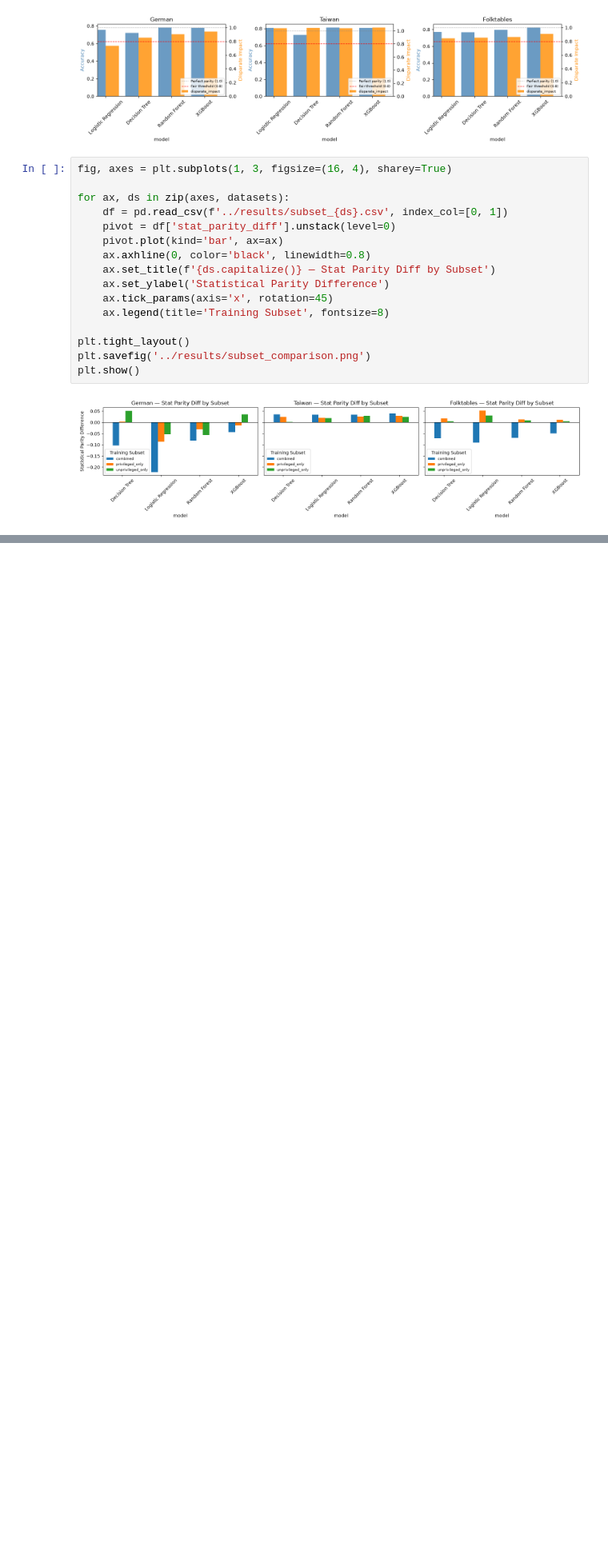
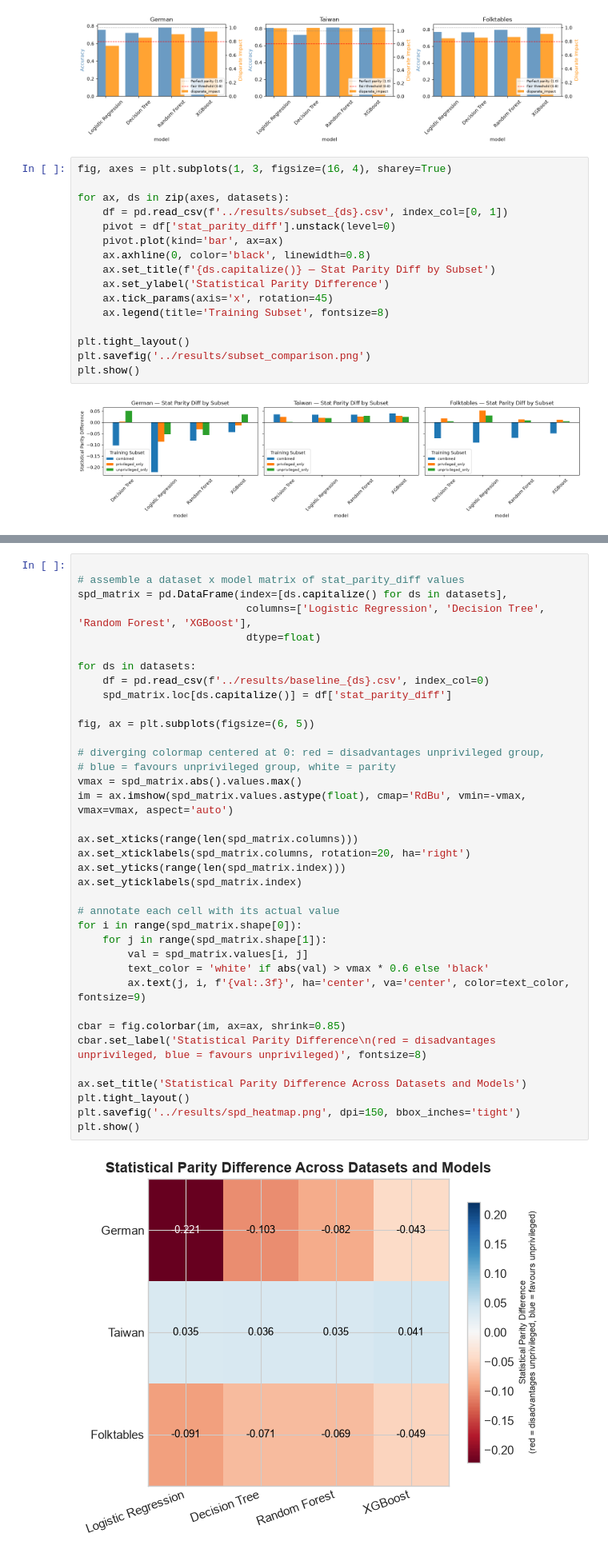
Before and after one commit to zaema-d/ml-fairness-bias, a Jupyter notebook: notebooks/visualizations.ipynb, the cells around one changed output, grey strips where cells are left out. Shown at 80% size. Drawn from its saved outputs; the diff is of its cells as text; blank space fills up the shorter version.

```diff
--- a/notebooks/visualizations.ipynb
+++ b/notebooks/visualizations.ipynb
@@ -65,0 +180,39 @@ plt.show()
+# %%
+
+# assemble a dataset x model matrix of stat_parity_diff values
+spd_matrix = pd.DataFrame(index=[ds.capitalize() for ds in datasets],
+                           columns=['Logistic Regression', 'Decision Tree', 'Random Forest', 'XGBoost'],
+                           dtype=float)
+
+for ds in datasets:
+    df = pd.read_csv(f'../results/baseline_{ds}.csv', index_col=0)
+    spd_matrix.loc[ds.capitalize()] = df['stat_parity_diff']
+
+fig, ax = plt.subplots(figsize=(6, 5))
+
+# diverging colormap centered at 0: red = disadvantages unprivileged group,
+# blue = favours unprivileged group, white = parity
+vmax = spd_matrix.abs().values.max()
+im = ax.imshow(spd_matrix.values.astype(float), cmap='RdBu', vmin=-vmax, vmax=vmax, aspect='auto')
+
+ax.set_xticks(range(len(spd_matrix.columns)))
+ax.set_xticklabels(spd_matrix.columns, rotation=20, ha='right')
+ax.set_yticks(range(len(spd_matrix.index)))
+ax.set_yticklabels(spd_matrix.index)
+
+# annotate each cell with its actual value
+for i in range(spd_matrix.shape[0]):
+    for j in range(spd_matrix.shape[1]):
+        val = spd_matrix.values[i, j]
+        text_color = 'white' if abs(val) > vmax * 0.6 else 'black'
+        ax.text(j, i, f'{val:.3f}', ha='center', va='center', color=text_color, fontsize=9)
+
+cbar = fig.colorbar(im, ax=ax, shrink=0.85)
+cbar.set_label('Statistical Parity Difference\n(red = disadvantages unprivileged, blue = favours unprivileged)', fontsize=8)
+
+ax.set_title('Statistical Parity Difference Across Datasets and Models')
+plt.tight_layout()
+plt.savefig('../results/spd_heatmap.png', dpi=150, bbox_inches='tight')
+plt.show()
+# %% [output]
+[figure, added]
```
Also changed, not shown: parts of 6 cells of this notebook, 17 other files.
